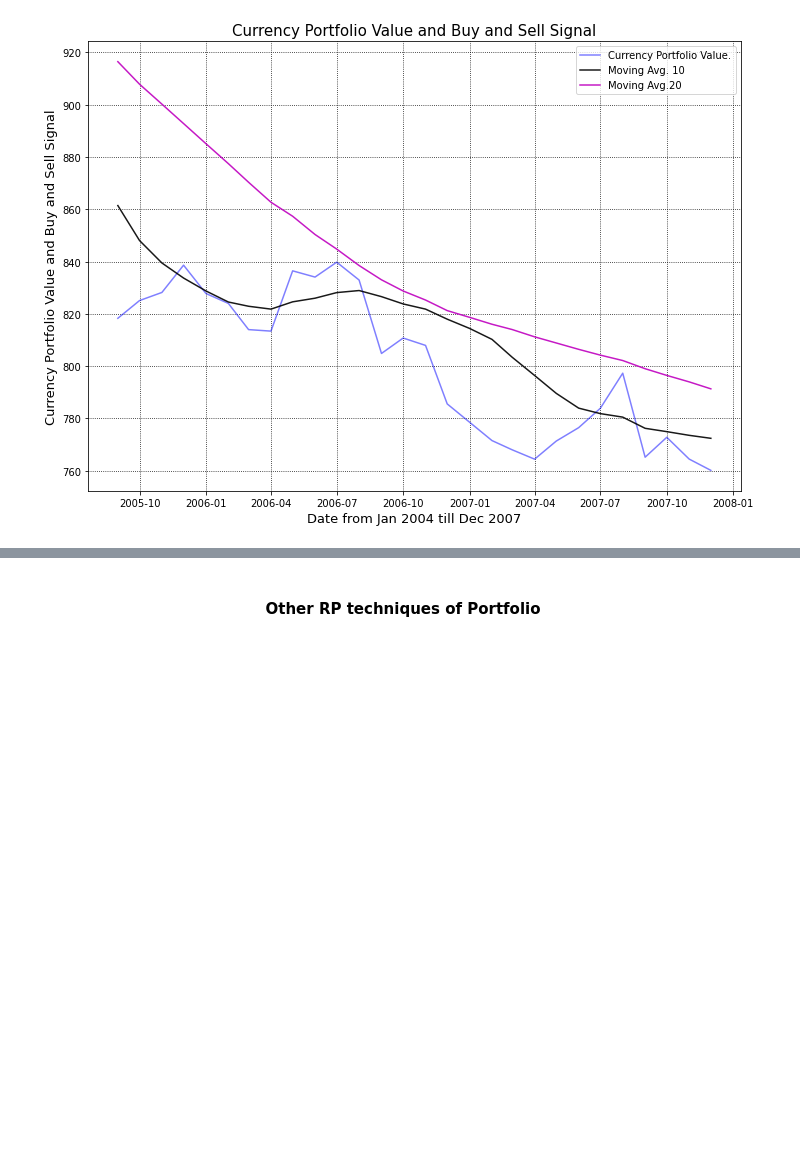
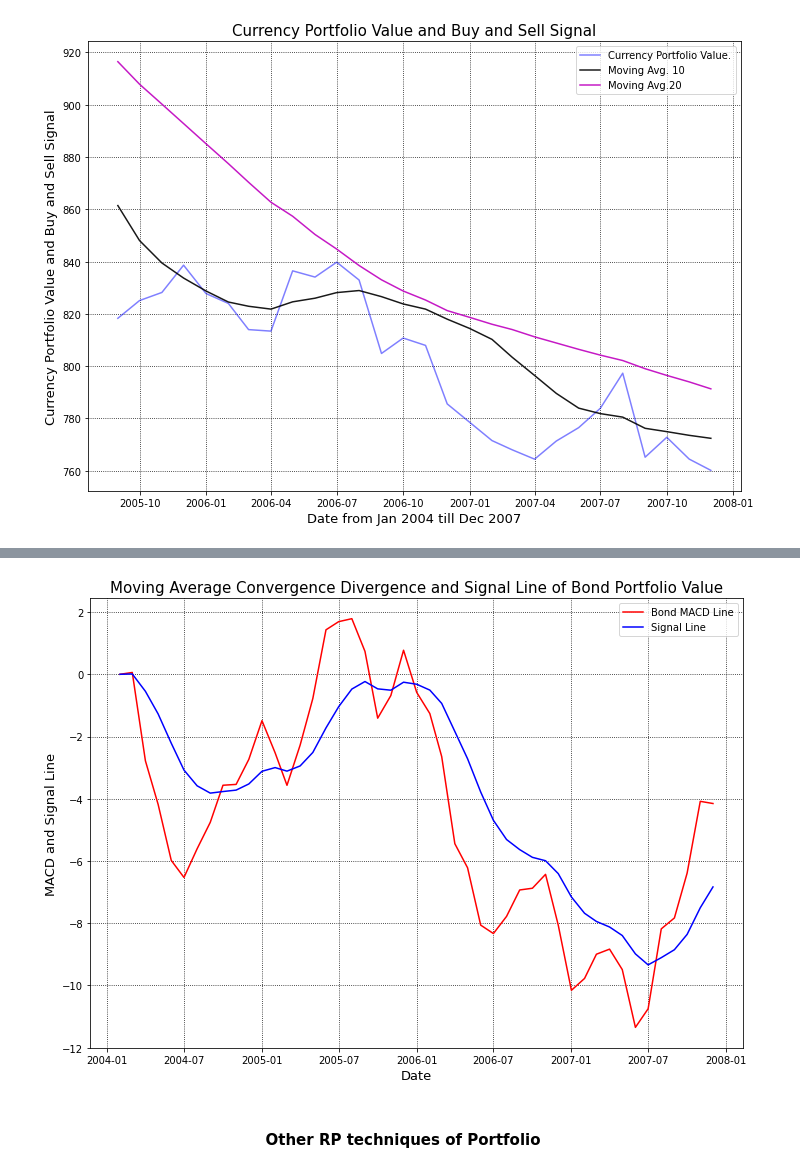
Before and after one commit to sherif603/Parity-Risk-Strategies, a Jupyter notebook: 2021_03_19_RP_2004_2007.ipynb, the cells around one changed output, grey strips where cells are left out. Saved outputs shown, nothing was run; the diff lists cells and outputs as text; code cells hidden in the pictures; blank space fills up the shorter version.

```diff
--- a/2021_03_19_RP_2004_2007.ipynb
+++ b/2021_03_19_RP_2004_2007.ipynb
@@ -2316,0 +2323,3 @@ plt.legend(loc=1);
+# %%
+MACD_df = mix_port_2004_2007.copy()
+MACD_df.head(3)
@@ -2316,0 +2332,14 @@ plt.legend(loc=1);
+# %%
+# Calculate MACD and Signal Line for Bond Portfolio Value
+# Calculate the short term exponential moving average (short_EMA)
+# Use pandas.DataFrame.ewn() function to provide exponential weighted (EW) functions,
+# such as mean(), var(), std(), corr(), cov().
+
+MACD_df['short_EMA'] = MACD_df.Bond_Port_Value.ewm(span=12, adjust=False).mean()
+MACD_df['long_EMA'] = MACD_df.Bond_Port_Value.ewm(span=26, adjust=False).mean()
+# %%
+# Calculate the MACD Line
+MACD_df['MACD_Line'] = MACD_df['short_EMA'] - MACD_df['long_EMA']
+# %%
+# Calculate the Signal Line
+MACD_df['Signal_Line'] = MACD_df.MACD_Line.ewm(span=9, adjust=False).mean()
@@ -2317,3 +2356,16 @@ plt.legend(loc=1);
+# %%
+rcParams['figure.figsize'] = 11.69,8.27
+
+plt.plot(MACD_df.index, MACD_df.MACD_Line, label='Bond MACD Line', c='red')
+plt.plot(MACD_df.index, MACD_df.Signal_Line, label='Signal Line', c='blue')
+
+plt.title('Moving Average Convergence Divergence and Signal Line of Bond Portfolio Value', fontsize=15)
+plt.xlabel('Date', fontsize=13)
+plt.ylabel('MACD and Signal Line', fontsize=13)
+plt.grid(True, color='k', linestyle=':')
+plt.legend(loc=1);
+# %% [output]
+[figure, added]
 # %% [markdown]
 <h4><center>Other RP techniques of Portfolio</center></h4>
 # %%
```
Also changed, not shown: parts of 13 cells of this notebook.
